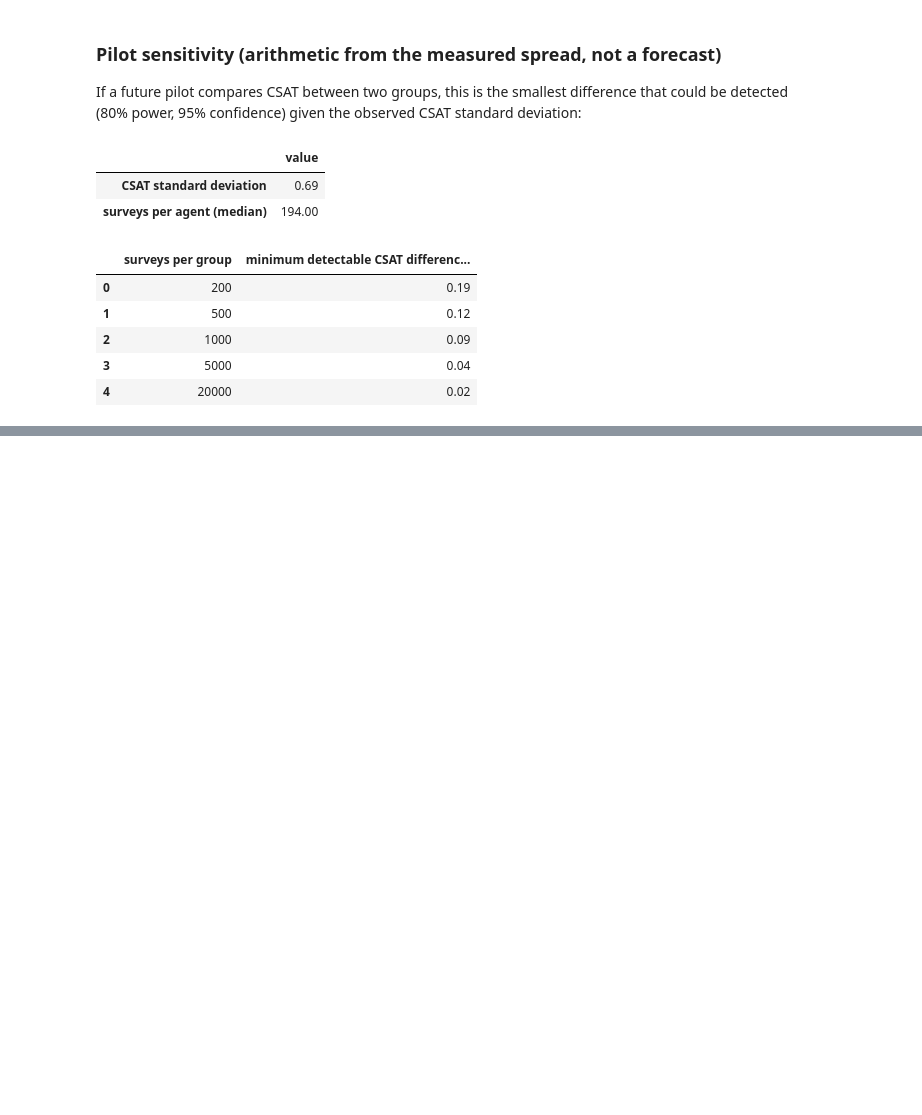
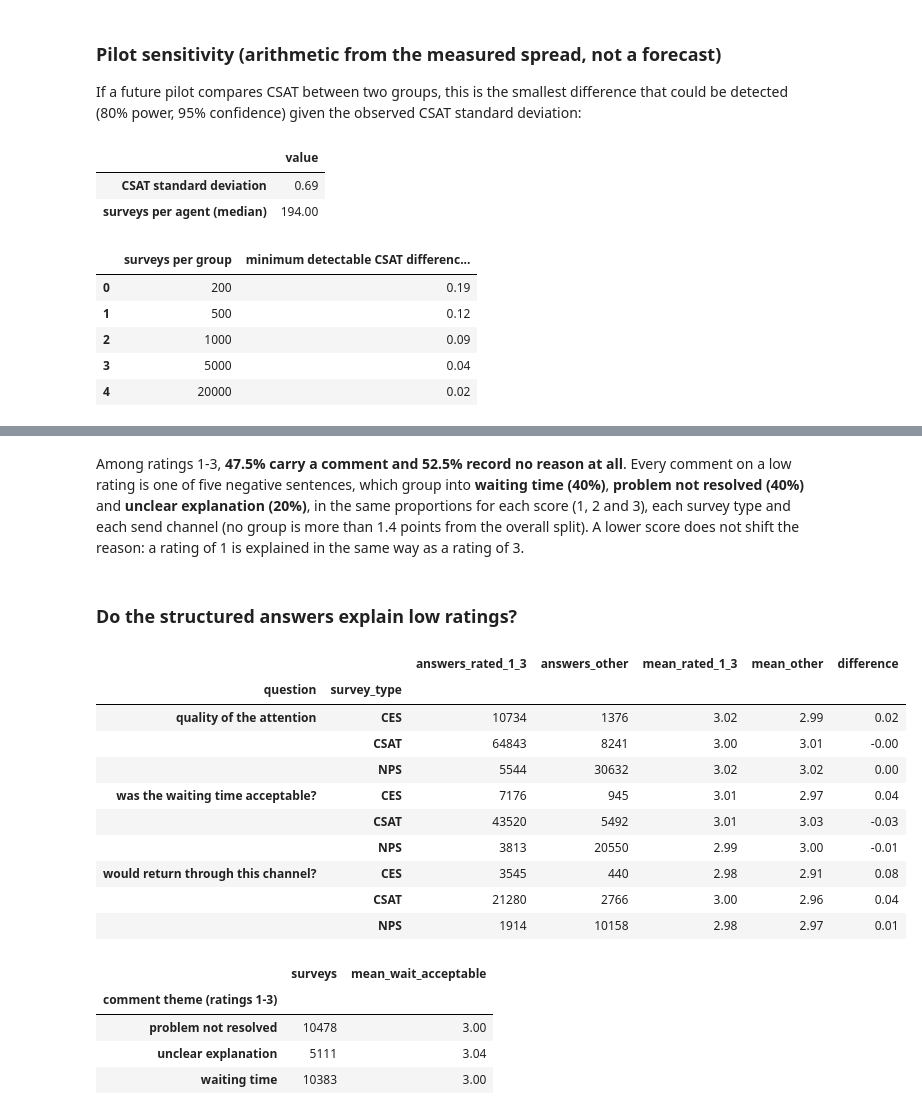
Before and after one commit to PedroCaballero1/krtr, a Jupyter notebook: notebooks/eda/compensations_hypothesis/satisfaction_surveys.ipynb, the cells around one changed output, grey strips where cells are left out. Saved outputs shown, nothing was run; the diff lists cells and outputs as text; code cells hidden in the pictures; blank space fills up the shorter version.

```diff
--- a/notebooks/eda/compensations_hypothesis/satisfaction_surveys.ipynb
+++ b/notebooks/eda/compensations_hypothesis/satisfaction_surveys.ipynb
@@ -767,0 +811,22 @@ display(pilot_sensitivity)
+# %%
+low = surveys[surveys["is_low_rating"]].copy()
+low["comment"] = low["open_comments"].astype(str).where(low["open_comments"].notna())
+low["theme"] = low["comment"].map(NEGATIVE_COMMENT_THEMES)
+
+display(pd.Series({
+    "surveys rated 1-3": len(low),
+    "  with an open comment": low["comment"].notna().sum(),
+    "  with an open comment (%)": low["comment"].notna().mean() * 100,
+    "  comments that are one of the five negative sentences": low["theme"].notna().sum(),
+    "  comments that are something else (neutral or positive text)": (low["comment"].notna() & low["theme"].isna()).sum(),
+    "  without any comment (no reason recorded)": low["comment"].isna().sum(),
+}, name="value").to_frame())
+
+reasons = low["comment"].value_counts().to_frame("surveys rated 1-3")
+reasons["share of comments (%)"] = reasons["surveys rated 1-3"] / reasons["surveys rated 1-3"].sum() * 100
+reasons["theme"] = reasons.index.map(NEGATIVE_COMMENT_THEMES)
+display(reasons)
+theme_table = low["theme"].value_counts().to_frame("surveys rated 1-3")
+theme_table["% of comments"] = theme_table["surveys rated 1-3"] / theme_table["surveys rated 1-3"].sum() * 100
+theme_table["% of ALL surveys rated 1-3 (comment or not)"] = theme_table["surveys rated 1-3"] / len(low) * 100
+display(theme_table)
@@ -767,0 +882,44 @@ display(pilot_sensitivity)
+# %% [markdown]
+Among ratings 1-3, **47.5% carry a comment and 52.5% record no reason at all**. Every comment on a low rating is one of five negative sentences, which group
+into **waiting time (40%)**, **problem not resolved (40%)** and **unclear explanation (20%)**, in the same proportions for each
+score (1, 2 and 3), each survey type and each send channel (no group is more than 1.4 points from the overall split). A lower score does not shift the reason: a rating of 1 is
+explained in the same way as a rating of 3.
+# %% [markdown]
+### Do the structured answers explain low ratings?
+# %%
+QUESTION_COLUMNS = {
+    "question_1_response": "quality of the attention",
+    "question_2_response": "was the waiting time acceptable?",
+    "question_3_response": "would return through this channel?",
+}
+by_low = []
+for column, label in QUESTION_COLUMNS.items():
+    for survey_type, frame in surveys.groupby("survey_type", observed=True):
+        answered = frame.dropna(subset=[column])
+        low_answers, other_answers = answered.loc[answered["is_low_rating"], column], answered.loc[~answered["is_low_rating"], column]
+        by_low.append({
+            "question": label, "survey_type": survey_type, "answers_rated_1_3": len(low_answers), "answers_other": len(other_answers),
+            "mean_rated_1_3": low_answers.mean(), "mean_other": other_answers.mean(),
+            "difference": low_answers.mean() - other_answers.mean(),
+        })
+display(pd.DataFrame(by_low).set_index(["question", "survey_type"]))
+
+wait_answers = low.dropna(subset=["theme", "question_2_response"])
+display(wait_answers.groupby("theme")["question_2_response"].agg(surveys="size", mean_wait_acceptable="mean").rename_axis("comment theme (ratings 1-3)"))
+# %% [output]
+|  |  | answers_rated_1_3 | answers_other | mean_rated_1_3 | mean_other | difference |
+| question | survey_type |  |  |  |  |  |
+| quality of the attention | CES | 10734 | 1376 | 3.02 | 2.99 | 0.02 |
+|  | CSAT | 64843 | 8241 | 3.00 | 3.01 | -0.00 |
+|  | NPS | 5544 | 30632 | 3.02 | 3.02 | 0.00 |
+| was the waiting time acceptable? | CES | 7176 | 945 | 3.01 | 2.97 | 0.04 |
+|  | CSAT | 43520 | 5492 | 3.01 | 3.03 | -0.03 |
+|  | NPS | 3813 | 20550 | 2.99 | 3.00 | -0.01 |
+| would return through this channel? | CES | 3545 | 440 | 2.98 | 2.91 | 0.08 |
+|  | CSAT | 21280 | 2766 | 3.00 | 2.96 | 0.04 |
+|  | NPS | 1914 | 10158 | 2.98 | 2.97 | 0.01 |
+|  | surveys | mean_wait_acceptable |
+| comment theme (ratings 1-3) |  |  |
+| problem not resolved | 10478 | 3.00 |
+| unclear explanation | 5111 | 3.04 |
+| waiting time | 10383 | 3.00 |
```
Also changed, not shown: parts of 42 cells of this notebook, 2 other files.
